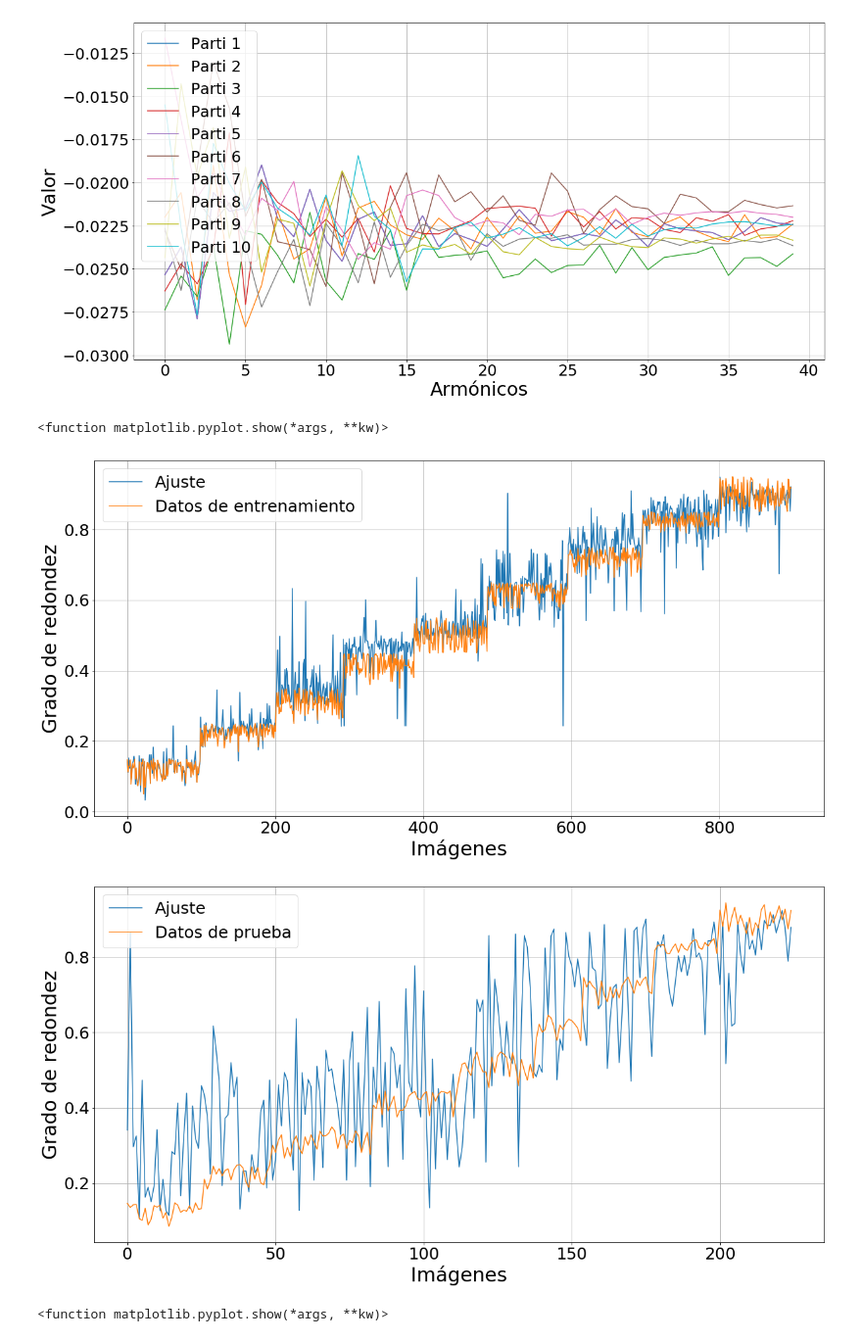
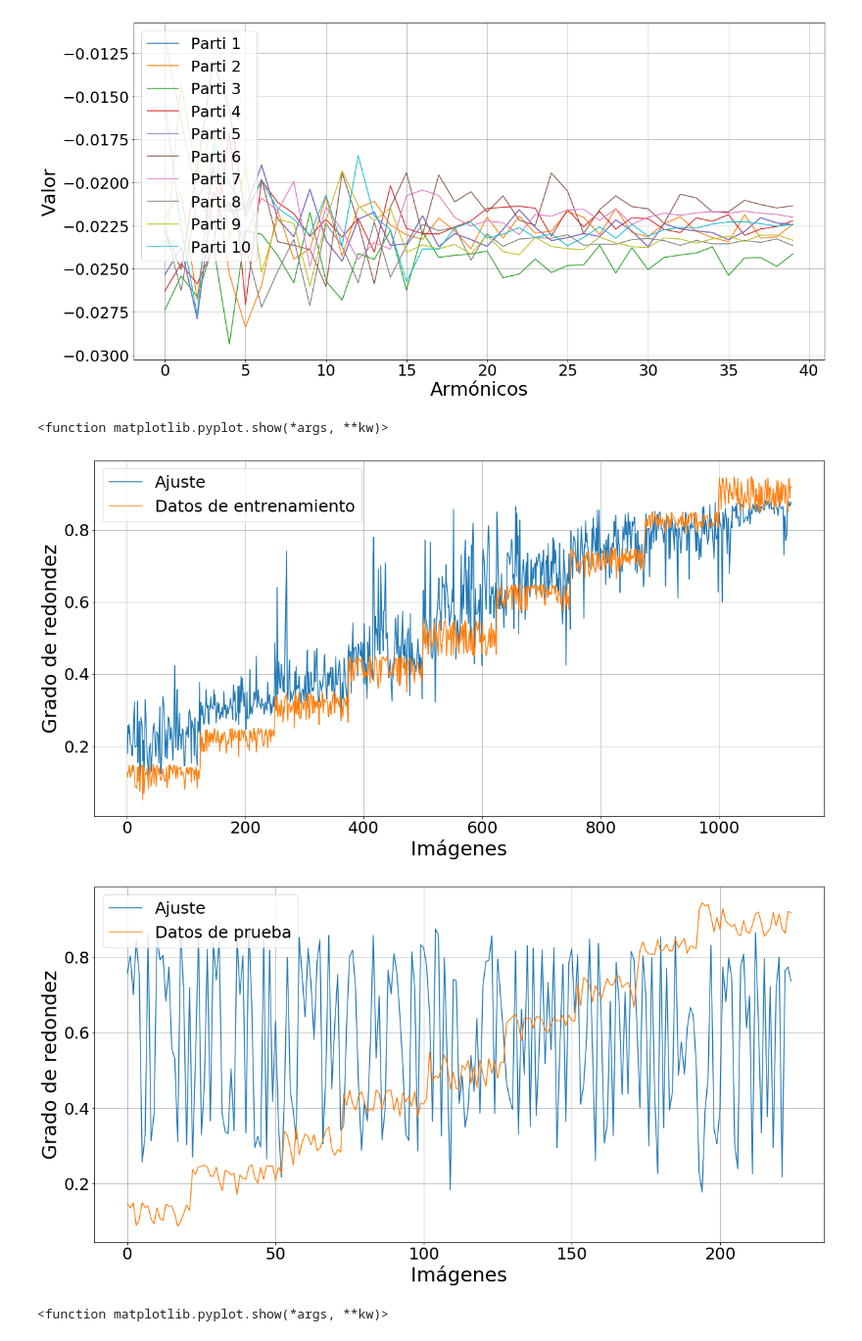
Before and after one commit to Gamalielmch/Morphology, a Jupyter notebook: Jupyter Neural Network/roundness.ipynb, the cells around one changed output. Shown at 98% size. Saved outputs shown, nothing was run; the diff lists cells and outputs as text; code cells hidden in the pictures.

```diff
--- a/Jupyter Neural Network/roundness.ipynb
+++ b/Jupyter Neural Network/roundness.ipynb
@@ -85,7 +191,7 @@ plt.show
 #lim_inf = 1
 #lim_sup = 242
 #neuronas = 10
-#train_x = data.iloc[:,lim_inf:lim_sup]
+train_x = data.iloc[:,1:242]
 
 train_y = data.iloc[:,0:1]
 #np.r_[661:848,0:98]
@@ -97,11 +203,14 @@ train_y = data.iloc[:,0:1]
 
 #test_y = test_df.iloc[:,0:1]
 
-train_x, test_x, train_y, test_y = train_test_split(matrix[:,5:40], train_y, test_size=0.2)
+#Para cuando se usa PCA
+#train_x, test_x, train_y, test_y = train_test_split(matrix[:,np.r_[9:50,69:100,109:150]], train_y, test_size=0.2)
+#Cuando se usa los datos directo 5:50,65:110,125:170,185:230
+train_x, test_x, train_y, test_y = train_test_split(train_x.iloc[:,np.r_[5:50,65:110,125:170,185:230]], train_y, test_size=0.2)
 
-sc = StandardScaler()
-train_x = sc.fit_transform(train_x)
-test_x = sc.transform(test_x)
+#sc = StandardScaler()
+#train_x = sc.fit_transform(train_x)
+#test_x = sc.transform(test_x)
 
 n_cols = train_x.shape[1]
 model = Sequential()
@@ -111,25 +220,26 @@ model.add(Dense(300,activation="relu"))
 model.add(Dense(400,activation="relu"))
 model.add(Dense(500,activation="relu"))
 model.add(Dense(600,activation="relu"))
+model.add(Dense(700,activation="relu"))
 model.add(Dense(1,activation="linear"))
-opt = keras.optimizers.RMSprop( learning_rate=.002)
+opt = keras.optimizers.RMSprop( learning_rate=.00015)
 
 #my_lr_scheduler = keras.callbacks.LearningRateScheduler(adapt_learning_rate)
 model.compile(optimizer=opt, loss='mae',metrics=['mae','mse','mape','cosine'])
 
 #set early stopping monitor so the model stops training when it won't improve anymore
-early_stopping_monitor = EarlyStopping(patience=5,monitor='loss')
+early_stopping_monitor = EarlyStopping(patience=12,monitor='loss')
 
 #train model #,callbacks=[early_stopping_monitor]
 model.fit(train_x,train_y,validation_data = (test_x,test_y),callbacks=[early_stopping_monitor], epochs=300,verbose=0)
 
 ##Train
 
-train_y = train_y.reset_index().sort_values('index')
+#train_y = train_y.reset_index().sort_values('index')
 
-train_x = train_x[train_y.index]
+#train_x = train_x[train_y.index]
 
-train_y = train_y.reset_index()
+#train_y = train_y.reset_index()
 
 ynew = model.predict(train_x)
 diff = abs(ynew - train_y)
@@ -154,39 +264,39 @@ plt.show
 plt.savefig('redondezComparacion.png')
 
 ##Test
 
-test_res = test_y
+#test_res = test_y
 
-test_res = test_res.reset_index().sort_values('index')
-test_x = test_x[test_res.index]
+#test_res = test_res.reset_index().sort_values('index')
+#test_x = test_x[test_res.index]
 
 #test_x = test_x.reset_index()
 
 #test_x = test_x.iloc[:,1:test_x.shape[1]]
-test_res = test_res.reset_index()
+#test_res = test_res.reset_index()
 ynew = model.predict(test_x)
 diff = abs(ynew - test_y)
 test_res['predicted'] = ynew
 mse = mean_squared_error(test_res['roundness'], test_res['predicted'])
 me = statistics.stdev(test_res['predicted'])/math.sqrt(test_res['predicted'].shape[0])
 plt.figure(figsize=(20,10))
 #range(test_res['predicted'].shape[0],0,-1)
 plt.plot(test_res['predicted'].sort_index(), label="Ajuste")
 plt.plot(test_res['roundness'].sort_index(), label="Datos de prueba")
 plt.rc('legend', fontsize=25)
 plt.ylabel('Grado de redondez', fontsize=30)
 plt.xlabel('Imágenes', fontsize=30)
 plt.legend(loc="upper left")
 
 #plt.title("Resultado del entrenamiento de la red neuronal profunda",fontsize=35)
 plt.xticks(size = 25)
 plt.yticks(size = 25)
 plt.grid(True)
 plt.show
 # %% [output]
 <function matplotlib.pyplot.show(*args, **kw)>
-[figure, old version]
+[figure, new version]
-[figure, old version]
+[figure, new version]
 # %%
 ##Test
 
```
Also changed, not shown: parts of 9 cells of this notebook, 1 other file.
